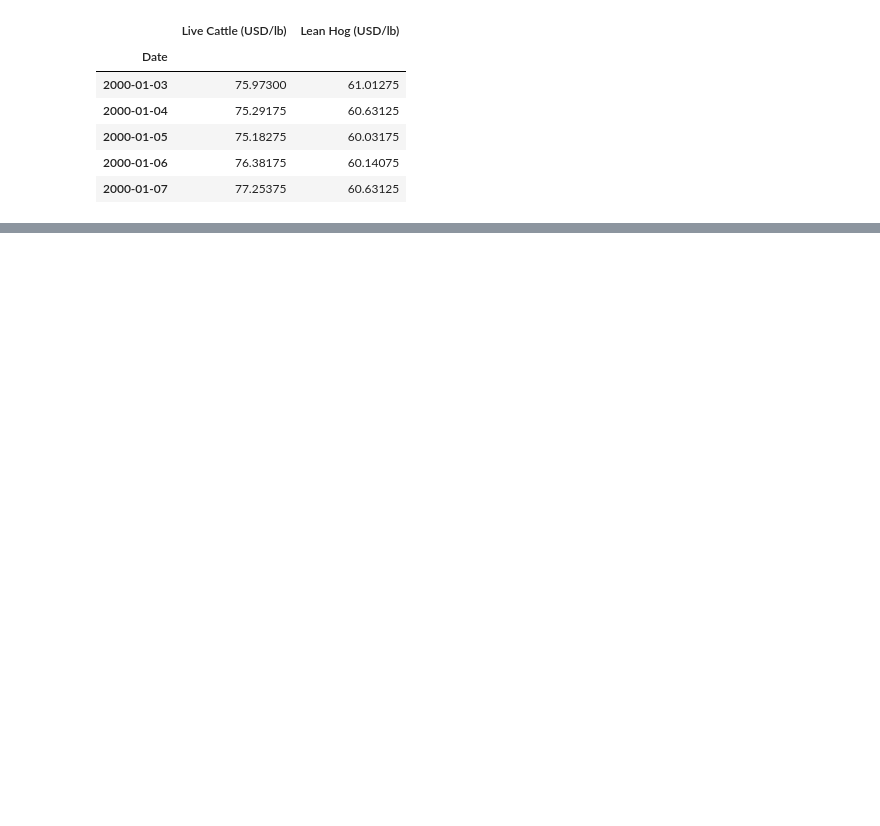
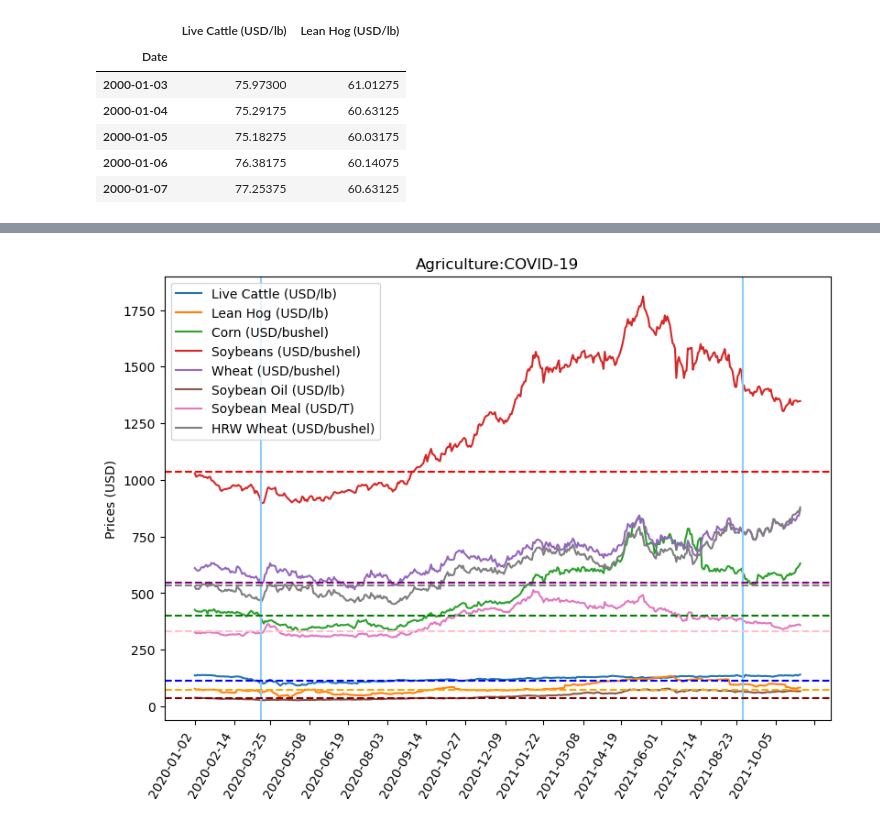
Before and after one commit to dylanmcgullam/Group-Project-1, a Jupyter notebook: commodities.ipynb, the cells around one changed output, grey strips where cells are left out. Saved outputs shown, nothing was run; the diff lists cells and outputs as text; code cells hidden in the pictures; blank space fills up the shorter version.

```diff
--- a/commodities.ipynb
+++ b/commodities.ipynb
@@ -127,0 +164,3 @@ livestock.head()
+# %%
+agriculture_agg = agriculture.agg(['mean','median','var','std','sem'])
+agriculture_agg
@@ -127,0 +267,3 @@ livestock.head()
+# %%
+agriculture_COVID = agriculture.loc['2020-01-01':'2021-11-01']
+agriculture_COVID.head()
@@ -127,0 +278,33 @@ livestock.head()
+# %%
+fig, axs = plt.subplots(figsize=(8,6), constrained_layout=True)
+ax = plt.gca()
+x = agriculture_COVID.index
+ax.plot(x, agriculture_COVID['Live Cattle (USD/lb)'], label='Live Cattle (USD/lb)')
+ax.plot(x, agriculture_COVID['Lean Hog (USD/lb)'], label='Lean Hog (USD/lb)')
+ax.plot(x, agriculture_COVID['Corn (USD/bushel)'], label='Corn (USD/bushel)') #prices are off by a factor of 100
+ax.plot(x, agriculture_COVID['Soybeans (USD/bushel)'], label='Soybeans (USD/bushel)') #prices are off by a factor of 100
+ax.plot(x, agriculture_COVID['Wheat (USD/bushel)'], label= 'Wheat (USD/bushel)') #prices are off by a factor of 100
+ax.plot(x, agriculture_COVID['Soybean Oil (USD/lb)'], label= 'Soybean Oil (USD/lb)')
+ax.plot(x, agriculture_COVID['Soybean Meal (USD/T)'], label= 'Soybean Meal (USD/T)')
+ax.plot(x, agriculture_COVID['HRW Wheat (USD/bushel)'], label= 'HRW Wheat (USD/bushel)') #prices are off by a factor of 100
+ax.xaxis.set_major_locator(mdates.MonthLocator())
+ax.xaxis.set_minor_locator(mdates.MonthLocator())
+for label in ax.get_xticklabels(which='major'):
+    label.set(rotation=60, horizontalalignment='right')
+plt.axvline(x='2020-03-16',color='lightskyblue')
+plt.axvline(x='2021-08-30',color='lightskyblue')
+plt.axhline(y=agriculture_agg['Live Cattle (USD/lb)'][1],color='b', linestyle='dashed')
+plt.axhline(y=agriculture_agg['Lean Hog (USD/lb)'][1],color='orange', linestyle='dashed')
+plt.axhline(y=agriculture_agg['Corn (USD/bushel)'][1],color='green', linestyle='dashed')
+plt.axhline(y=agriculture_agg['Soybeans (USD/bushel)'][1],color='r', linestyle='dashed')
+plt.axhline(y=agriculture_agg['Wheat (USD/bushel)'][1],color='purple', linestyle='dashed')
+plt.axhline(y=agriculture_agg['Soybean Oil (USD/lb)'][1],color='maroon', linestyle='dashed')
+plt.axhline(y=agriculture_agg['Soybean Meal (USD/T)'][1],color='pink', linestyle='dashed')
+plt.axhline(y=agriculture_agg['HRW Wheat (USD/bushel)'][1],color='grey', linestyle='dashed')
+plt.title('Agriculture:COVID-19')
+plt.ylabel('Prices (USD)')
+plt.legend()
+plt.savefig('Covid_Visual.png')
+plt.show()
+# %% [output]
+[figure, added]
```
Also changed, not shown: parts of 14 cells of this notebook.
